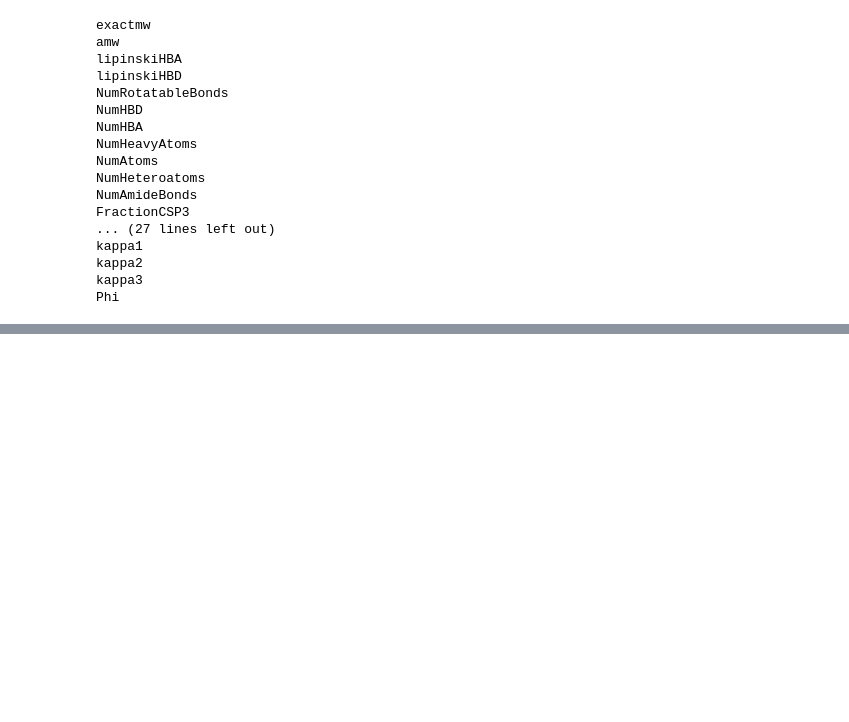
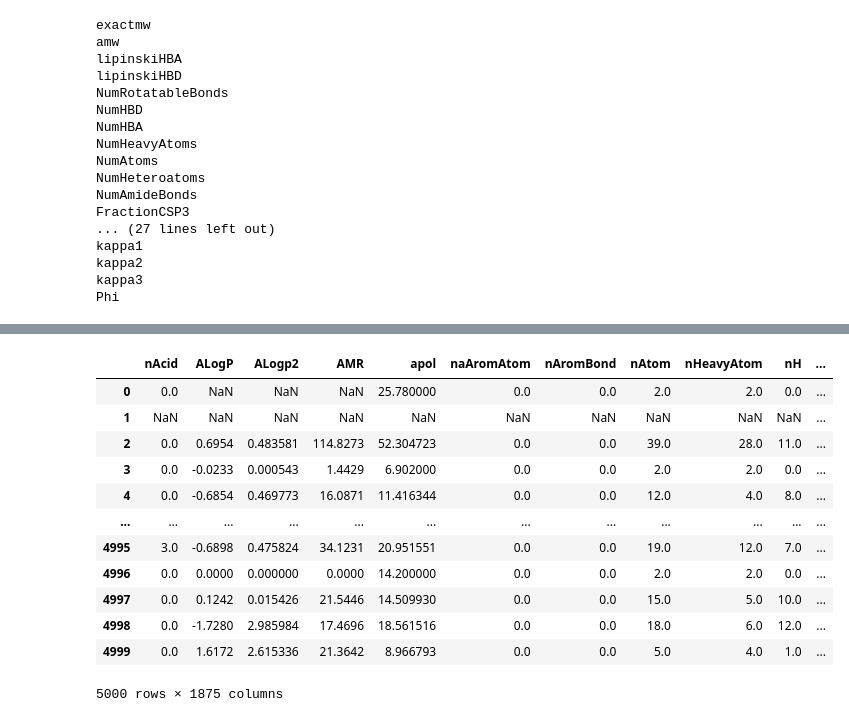
Before and after one commit to wwapper/ML_course, a Jupyter notebook: HW1.ipynb, the cells around one changed output, grey strips where cells are left out. Cells and saved outputs as stored; diff of their text form; code cells hidden in the pictures; blank space fills up the shorter version.

```diff
--- a/HW1.ipynb
+++ b/HW1.ipynb
@@ -317,19 +208,0 @@ Use the 'fields' argument to select only fields of interest to speed up data ret
-# %%
-# enumeration of all names in the DataFrame. Calculated for this name descriptors is inserting in the df_pcp Dataframe.
-#If this name cannot be used for calculating descriptors, nan row is incerting
-df_nan = pd.DataFrame(columns=descriptors_pymatgen, index=[0]) as as
-k = 0
-for i,_ in df_initial.iterrows():
-    k += 1
-    if k < 10:
-        try:
-            df_new_row = pd.DataFrame(columns=descriptors_pymatgen, index=[0])
-            with MPRester(api_key='px27m7fBcI17PKBcjzdb6AtN8j7v9SQH') as m:
-                results = m.summary.search(formula=df_initial.Name[i])
-            for i in range(len(list(results[0]))):
-                df_new_row.at[0, list(results[0])[i][0]] = list(results[0])[i][1]
-            df_pymatgen = pd.concat([df_pymatgen, df_new_row])
-        except:
-            df_pymatgen = pd.concat([df_pymatgen, df_nan])
-    else:
-        break
@@ -378,0 +248,4 @@ TypeError: expected string or bytes-like object
+# %%
+#let's get the list of all available descriptors
+for i in list(descriptors_PaDELPy):
+    print(i)
@@ -391,3 +282,20 @@ for i,_ in df_initial.iterrows():
         df_PaDELPy = pd.concat([df_PaDELPy, pd.DataFrame([from_smiles(smile)])])
     except:
         df_PaDELPy = pd.concat([df_PaDELPy, df_nan])
+# %%
+#let's check everything is OK in the obtained database
+df_PaDELPy
+# %% [output]
+|  | nAcid | ALogP | ALogp2 | AMR | apol | naAromAtom | nAromBond | nAtom | nHeavyAtom | nH | ... |
+| 0 | 0.0 | NaN | NaN | NaN | 25.780000 | 0.0 | 0.0 | 2.0 | 2.0 | 0.0 | ... |
+| 1 | NaN | NaN | NaN | NaN | NaN | NaN | NaN | NaN | NaN | NaN | ... |
+| 2 | 0.0 | 0.6954 | 0.483581 | 114.8273 | 52.304723 | 0.0 | 0.0 | 39.0 | 28.0 | 11.0 | ... |
+| 3 | 0.0 | -0.0233 | 0.000543 | 1.4429 | 6.902000 | 0.0 | 0.0 | 2.0 | 2.0 | 0.0 | ... |
+| 4 | 0.0 | -0.6854 | 0.469773 | 16.0871 | 11.416344 | 0.0 | 0.0 | 12.0 | 4.0 | 8.0 | ... |
+| ... | ... | ... | ... | ... | ... | ... | ... | ... | ... | ... | ... |
+| 4995 | 3.0 | -0.6898 | 0.475824 | 34.1231 | 20.951551 | 0.0 | 0.0 | 19.0 | 12.0 | 7.0 | ... |
+| 4996 | 0.0 | 0.0000 | 0.000000 | 0.0000 | 14.200000 | 0.0 | 0.0 | 2.0 | 2.0 | 0.0 | ... |
+| 4997 | 0.0 | 0.1242 | 0.015426 | 21.5446 | 14.509930 | 0.0 | 0.0 | 15.0 | 5.0 | 10.0 | ... |
+| 4998 | 0.0 | -1.7280 | 2.985984 | 17.4696 | 18.561516 | 0.0 | 0.0 | 18.0 | 6.0 | 12.0 | ... |
+| 4999 | 0.0 | 1.6172 | 2.615336 | 21.3642 | 8.966793 | 0.0 | 0.0 | 5.0 | 4.0 | 1.0 | ... |
+5000 rows × 1875 columns
```
Also changed, not shown: parts of 42 cells of this notebook.
